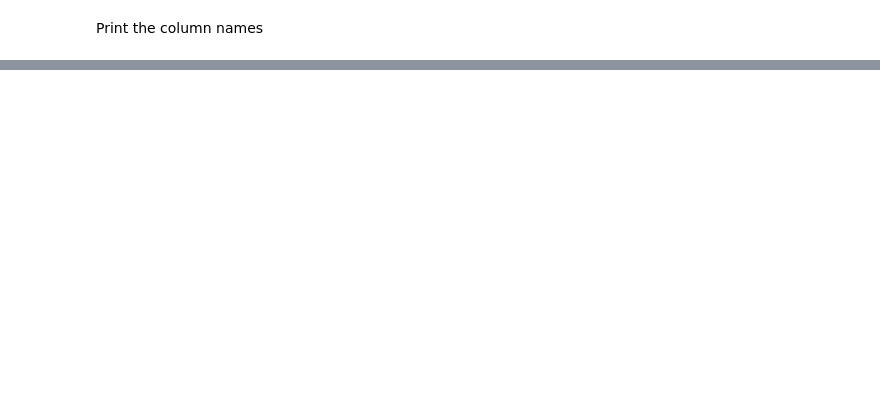
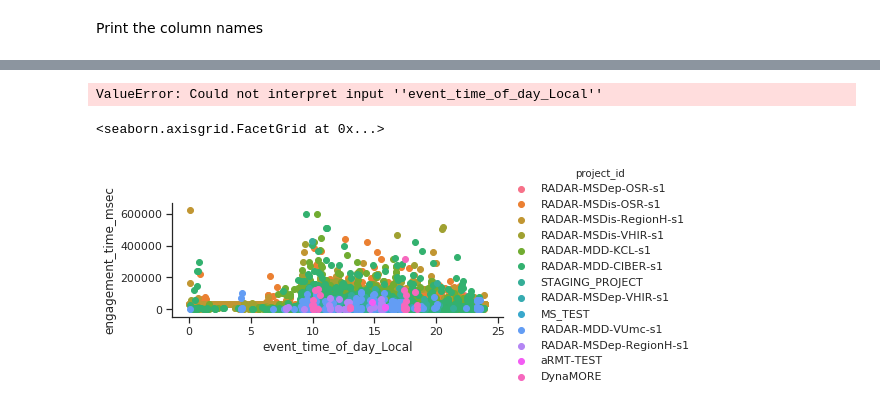
Before and after one commit to yatharthranjan/Firebase-events-analysis, a Jupyter notebook: explore.ipynb, the cells around one changed output, grey strips where cells are left out. Drawn from its saved outputs; the diff is of its cells as text; code cells hidden in the pictures; blank space fills up the shorter version.

```diff
--- a/explore.ipynb
+++ b/explore.ipynb
@@ -64,0 +257,4 @@ import matplotlib.pyplot as plt
+# %%
+# Select the engagement time (not null) and column of the day
+
+local_time_engagement = unnested_df[unnested_df['engagement_time_msec'].apply(lambda x: x is not None and x < 1000000)][['event_timestamp', 'event_time_of_day_Local', 'engagement_time_msec', 'project_id', 'subject_id', 'user_pseudo_id']]
@@ -64,0 +265,4 @@ import matplotlib.pyplot as plt
+# %%
+local_time_engagement = local_time_engagement.compute().set_index('event_time_of_day_Local')
+# %%
+local_time_engagement['engagement_time_msec'] = local_time_engagement['engagement_time_msec']
@@ -64,0 +280,15 @@ import matplotlib.pyplot as plt
+# %%
+# fg = seaborn.FacetGrid(data=local_time_engagement.groupby('project_id').resample('1H').sum(), hue='project_id', height=2.5, aspect=2.5)
+# fg.map(plt.line, 'event_time_of_day_Local', 'engagement_time_msec').add_legend()
+
+seaborn.catplot(x="'event_time_of_day_Local'", y="engagement_time_msec", data=local_time_engagement.groupby('project_id').resample('1H').sum());
+# %% [output]
+ValueError: Could not interpret input ''event_time_of_day_Local''
+# %%
+local_time_engagement['event_time_of_day_Local'] = local_time_engagement.index.seconds.values / 60 / 60
+# %%
+fg = seaborn.FacetGrid(data=local_time_engagement, hue='project_id', height=2.5, aspect=2.5)
+fg.map(plt.scatter, 'event_time_of_day_Local', 'engagement_time_msec').add_legend()
+# %% [output]
+<seaborn.axisgrid.FacetGrid at 0x...>
+[figure, added]
```
Also changed, not shown: parts of 57 cells of this notebook, 3 other files.
